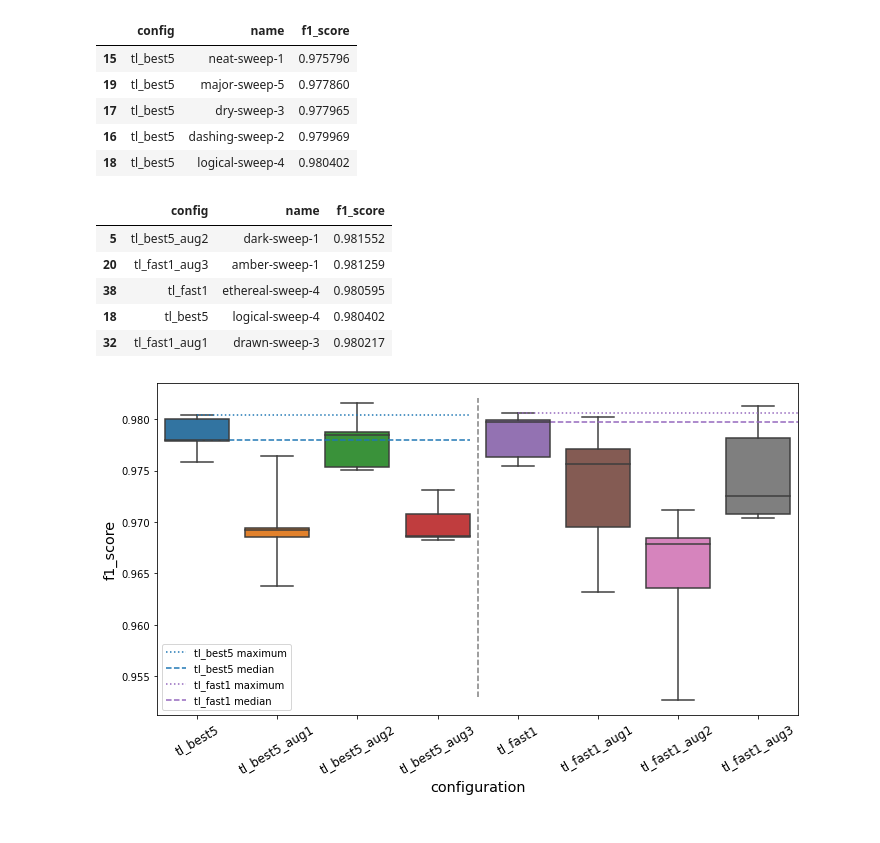
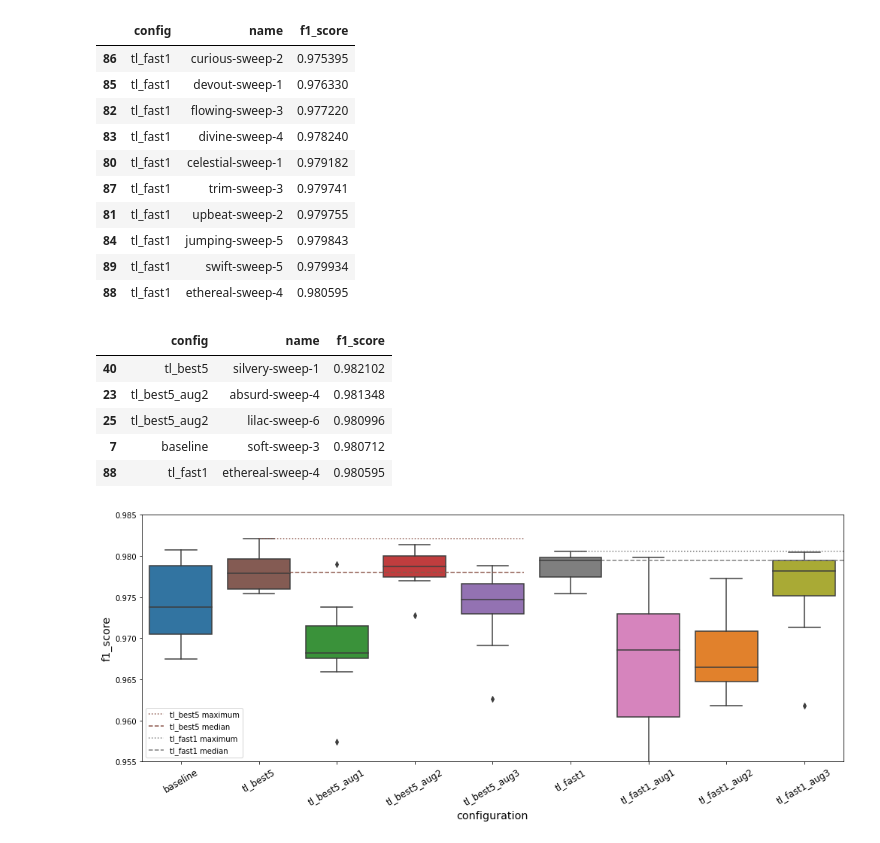
Before and after one commit to tttiago/GravitySpyClassifier, a Jupyter notebook: 14_compare_transfer_aug_best.ipynb, the cells around one changed output. Saved outputs shown, nothing was run; the diff lists cells and outputs as text; code cells hidden in the pictures.

```diff
--- a/14_compare_transfer_aug_best.ipynb
+++ b/14_compare_transfer_aug_best.ipynb
@@ -3,8 +3,14 @@ import pandas as pd
 import seaborn as sns
 import matplotlib.pyplot as plt
 # %%
-sweep_ids = ['g1aqz63h', '845p0uii', 'o3notvc2', 'wxt1oine', 's45fguzh', '7q1kfajs', '4lbohk75', 'ayyanv69']
-config_names = ['tl_fast1', 'tl_fast1_aug1', 'tl_fast1_aug2', 'tl_fast1_aug3', 'tl_best5', 'tl_best5_aug1', 'tl_best5_aug2', 'tl_best5_aug3']
+sweep_ids = ['g1aqz63h', 'otphs2zh',
+             'ey6eklbs', 'qeorz52u', 'ub1z75f4',
+             's45fguzh', '1cesj6eh',
+             'u4dl08fp', 'c04qhh64', '530kv26m']
+config_names = ['tl_fast1', 'tl_fast1',
+                'tl_fast1_aug1', 'tl_fast1_aug2', 'tl_fast1_aug3',
+                'tl_best5', 'tl_best5',
+                'tl_best5_aug1', 'tl_best5_aug2', 'tl_best5_aug3']
 # %%
 import wandb
 api = wandb.Api()
@@ -18,6 +24,19 @@ for i, sweep_id in enumerate(sweep_ids):
         names.append(run.name)
         configs.append(config_names[i])
         f1_scores.append(run.summary[metric])
+# %%
+sweep_id = "m4nqsh6e"
+sweep = api.sweep(f"ogait/thesis_gravity_spy/{sweep_id}")
+for run in sweep.runs:
+    names.append(run.name)
+    configs.append("baseline")
+f1_scores += list(pd.read_csv('logs/04_baseline_scratch_corrected_f1.csv')['f1_score'])[::-1]
+sweep_id = "bk150cyb"
+sweep = api.sweep(f"ogait/thesis_gravity_spy/{sweep_id}")
+for run in sweep.runs:
+    names.append(run.name)
+    configs.append("baseline")
+    f1_scores.append(run.summary[metric])
 # %%
 f1_df = pd.DataFrame(list(zip(configs[::-1], names[::-1], f1_scores[::-1])), columns=['config', 'name', metric])
 f1_df.tail()
@@ -31,20 +50,25 @@ f1_df.tail()
 # %%
-f1_df.loc[f1_df['config']=='tl_best5'].sort_values(by=metric)
+f1_df.loc[f1_df['config']=='tl_fast1'].sort_values(by=metric)
 # %% [output]
 |  | config | name | f1_score |
-| 15 | tl_best5 | neat-sweep-1 | 0.975796 |
-| 19 | tl_best5 | major-sweep-5 | 0.977860 |
-| 17 | tl_best5 | dry-sweep-3 | 0.977965 |
-| 16 | tl_best5 | dashing-sweep-2 | 0.979969 |
-| 18 | tl_best5 | logical-sweep-4 | 0.980402 |
+| 86 | tl_fast1 | curious-sweep-2 | 0.975395 |
+| 85 | tl_fast1 | devout-sweep-1 | 0.976330 |
+| 82 | tl_fast1 | flowing-sweep-3 | 0.977220 |
+| 83 | tl_fast1 | divine-sweep-4 | 0.978240 |
+| 80 | tl_fast1 | celestial-sweep-1 | 0.979182 |
+| 87 | tl_fast1 | trim-sweep-3 | 0.979741 |
+| 81 | tl_fast1 | upbeat-sweep-2 | 0.979755 |
+| 84 | tl_fast1 | jumping-sweep-5 | 0.979843 |
+| 89 | tl_fast1 | swift-sweep-5 | 0.979934 |
+| 88 | tl_fast1 | ethereal-sweep-4 | 0.980595 |
 # %%
 f1_df.sort_values(by=metric, ascending=False).head()
 # %% [output]
 |  | config | name | f1_score |
-| 5 | tl_best5_aug2 | dark-sweep-1 | 0.981552 |
-| 20 | tl_fast1_aug3 | amber-sweep-1 | 0.981259 |
-| 38 | tl_fast1 | ethereal-sweep-4 | 0.980595 |
-| 18 | tl_best5 | logical-sweep-4 | 0.980402 |
-| 32 | tl_fast1_aug1 | drawn-sweep-3 | 0.980217 |
+| 40 | tl_best5 | silvery-sweep-1 | 0.982102 |
+| 23 | tl_best5_aug2 | absurd-sweep-4 | 0.981348 |
+| 25 | tl_best5_aug2 | lilac-sweep-6 | 0.980996 |
+| 7 | baseline | soft-sweep-3 | 0.980712 |
+| 88 | tl_fast1 | ethereal-sweep-4 | 0.980595 |
 # %%
 sns_colours = sns.color_palette()
@@ -51,26 +77,28 @@ sns_colours = sns.color_palette()
 # %%
-fig = plt.figure(figsize=(10, 6))
-sns.boxplot(x='config', y=metric, data=f1_df, whis=100, order=sorted(f1_df['config'].unique()))
-#plt.ylim([0.945, 0.985])
-plt.hlines(0.980402, 0, 3.4, linestyles='dotted', color=sns_colours[0], label='tl_best5 maximum')
-plt.hlines(0.977965, 0, 3.4, linestyles='dashed', color=sns_colours[0], label='tl_best5 median')
-plt.hlines(0.980595, 4, 7.5, linestyles='dotted', color=sns_colours[4], label='tl_fast1 maximum')
-plt.hlines(0.979741, 4, 7.5, linestyles='dashed', color=sns_colours[4], label='tl_fast1 median')
+fig = plt.figure(figsize=(14, 6))
+sns.boxplot(x='config', y=metric, data=f1_df, order=sorted(f1_df['config'].unique()), palette=sns_colours)
+plt.ylim([0.955, 0.985])
+plt.hlines(0.982102, 1, 4.4, linestyles='dotted', color=sns_colours[1], label='tl_best5 maximum')
+plt.hlines(0.977965, 1, 4.4, linestyles='dashed', color=sns_colours[1], label='tl_best5 median')
+plt.hlines(0.980595, 5, 8.5, linestyles='dotted', color=sns_colours[5], label='tl_fast1 maximum')
+plt.hlines(0.979441, 5, 8.5, linestyles='dashed', color=sns_colours[5], label='tl_fast1 median')
 #plt.hlines(0.973796, -0.5, 9.5, linestyles='dashed', color='grey', label='baseline median')
 
-plt.vlines(3.5, ymin=0.953, ymax=0.982, linestyles='dashed', color='grey')
+#plt.vlines(0.5, ymin=0.953, ymax=0.982, linestyles='dashed', color='grey')
+#plt.vlines(4.5, ymin=0.945, ymax=0.982, linestyles='dashed', color='grey')
+
 ax = plt.gca()
 l = ax.get_ylabel()
 ax.set_ylabel(l, size='x-large')
 ax.set_xlabel("configuration", size='x-large')
 plt.xticks(fontsize='large', rotation=30)
 plt.legend()
 #ax.set_xticks([])
 fig.tight_layout()
 
-fig.savefig('../figs/glitches/14_transfer_aug_scores.png', dpi=300)
+# fig.savefig('../figs/glitches/14_transfer_aug_scores.png', dpi=300)
 # %% [output]
-[figure, old version]
+[figure, new version]
 # %%
 f1_df.sort_values(by='f1_score', ascending=False).head(10)
 # %% [output]
```
Also changed, not shown: parts of 5 cells of this notebook.
